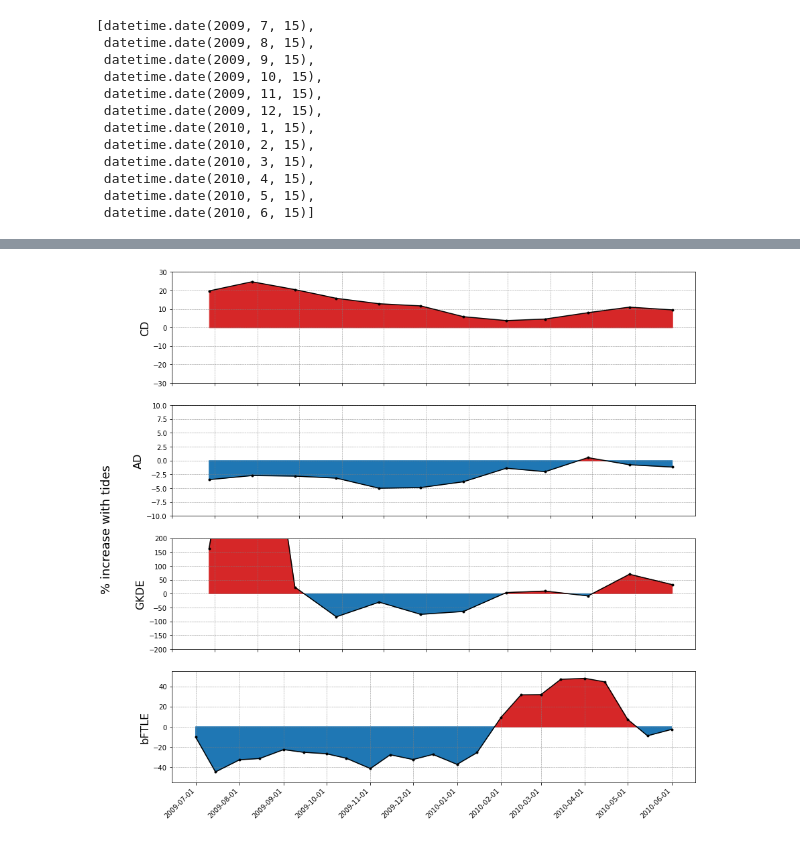
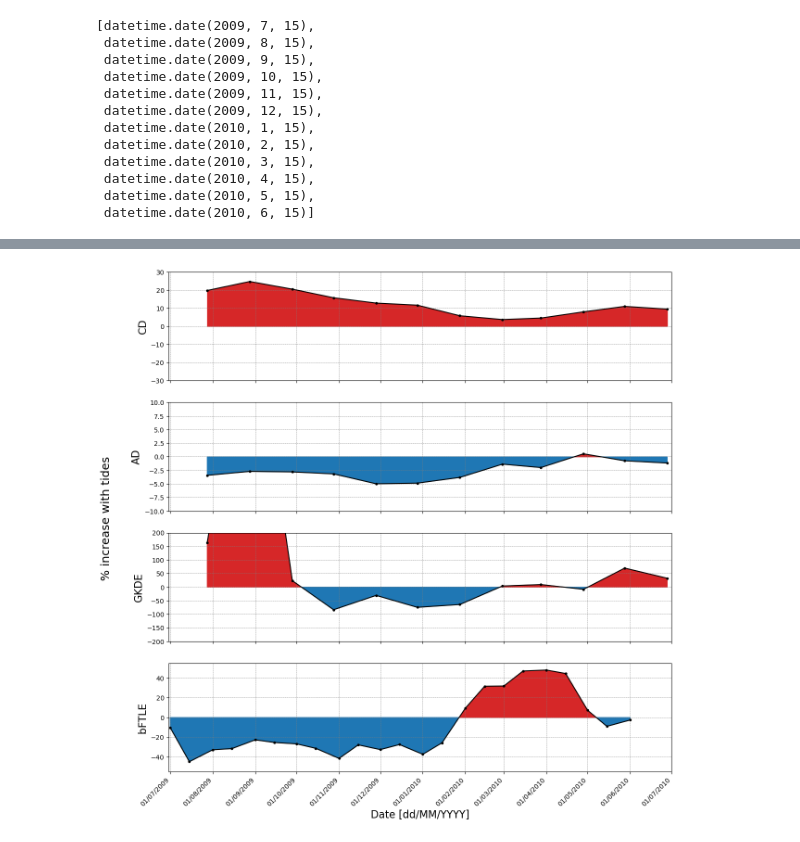
Before and after one commit to Parcels-code/Azores_TidalForcing, a Jupyter notebook: Code/Plotting/fig_10.ipynb, the cells around one changed output, grey strips where cells are left out. Cells and saved outputs as stored; diff of their text form; code cells hidden in the pictures.

```diff
--- a/Code/Plotting/fig_10.ipynb
+++ b/Code/Plotting/fig_10.ipynb
@@ -442,10 +459,10 @@ dFTLE_nT_Jun_w02 = np.load(filedir_root + 'FTLE_b_nT_Jun_biw_w02_v02.npz')
 # %%
-dFTLE_wT_Oct_w02 = np.load(filedir_root + 'FTLE_b_wT_Oct_biw_w02_v02.npz')
-dFTLE_wT_Nov_w02 = np.load(filedir_root + 'FTLE_b_wT_Nov_biw_w02_v02.npz')
-dFTLE_wT_Dec_w02 = np.load(filedir_root + 'FTLE_b_wT_Dec_biw_w02_v02.npz')
-dFTLE_wT_Apr_w02 = np.load(filedir_root + 'FTLE_b_wT_Apr_biw_w02_v02.npz')
-dFTLE_wT_May_w02 = np.load(filedir_root + 'FTLE_b_wT_May_biw_w02_v02.npz')
-dFTLE_wT_Jun_w02 = np.load(filedir_root + 'FTLE_b_wT_Jun_biw_w02_v02.npz')
+dFTLE_wT_Oct_w02 = np.load(filedir + 'FTLE_b_wT_Oct_biw_w02_v02.npz')
+dFTLE_wT_Nov_w02 = np.load(filedir + 'FTLE_b_wT_Nov_biw_w02_v02.npz')
+dFTLE_wT_Dec_w02 = np.load(filedir + 'FTLE_b_wT_Dec_biw_w02_v02.npz')
+dFTLE_wT_Apr_w02 = np.load(filedir + 'FTLE_b_wT_Apr_biw_w02_v02.npz')
+dFTLE_wT_May_w02 = np.load(filedir + 'FTLE_b_wT_May_biw_w02_v02.npz')
+dFTLE_wT_Jun_w02 = np.load(filedir + 'FTLE_b_wT_Jun_biw_w02_v02.npz')
 # %%
 nmonths = ['Jul', 'Aug', 'Sep', 'Oct', 'Nov', 'Dec', 'Jan', 'Feb', 'Mar', 'Apr', 'May', 'Jun']
 # %%
@@ -544,7 +551,5 @@ labels_all
 # %%
-t = np.arange(datetime(2009,7,1), datetime(2010,7,1), timedelta(days=1)).astype(datetime)
+time_01 = np.arange(datetime.datetime(2009,7,28), datetime.datetime(2010,6,29), datetime.timedelta(days=30)).astype(datetime.datetime)
-# %%
-time_01 = np.arange(datetime(2009,7,28), datetime(2010,6,29), timedelta(days=30)).astype(datetime)
 # %%
 time_01
 # %% [output]
@@ -644,0 +651,3 @@ myFmt = mdates.DateFormatter('%d/%m/%Y')
+# %%
+time_02_labels = [datetime.date(m//12, m%12+1, 1) for m in range(startyear*12+startmonth-1, endyear*12+endmonth)] + [datetime.date(2010, 7, 1)]
+time_02_labels
@@ -648,83 +671,68 @@ d = np.zeros_like(x)
 
 fig, (ax1, ax2, ax3, ax4) = plt.subplots(4, 1, figsize=(14,14))
 
-### CD
+## CD
 ax1.plot(time_01, cum_dist_diff_nT_wT_n[:,0], '.-k')
-# ax1.tick_params('x', labelsize=6)
 
 ax1.fill_between(time_01, cum_dist_diff_nT_wT_n[:,0], where=cum_dist_diff_nT_wT_n[:,0]>=d, interpolate=True, color='C3')
 ax1.fill_between(time_01, cum_dist_diff_nT_wT_n[:,0], where=cum_dist_diff_nT_wT_n[:,0]<=d, interpolate=True, color='C0')
 
 ax1.set_ylabel('CD', size=16);
-# ax1.set_xticks(x)
-# ax4.set_xticklabels(labels, rotation=45, horizontalalignment='right')
-# ax1.set_xticklabels(labels_all, rotation=45, horizontalalignment='right')
 ax1.xaxis.set_major_formatter(myFmt)
 ax1.set_ylim([-30, 30])
-# ax1.grid() #axis='y')
 
-### AD
+## AD
 ax2.plot(time_01, tot_dist_diff_nT_wT_n[:,0], '.-k')
-# ax2.tick_params('x', labelsize=6)
 
 ax2.fill_between(time_01, tot_dist_diff_nT_wT_n[:,0], where=tot_dist_diff_nT_wT_n[:,0]>=d, interpolate=True, color='C3')
 ax2.fill_between(time_01, tot_dist_diff_nT_wT_n[:,0], where=tot_dist_diff_nT_wT_n[:,0]<=d, interpolate=True, color='C0')
 
 ax2.set_ylabel('AD', size=16);
-# ax2.set_xticks(x) #x)
-# ax4.set_xticklabels(labels, rotation=45, horizontalalignment='right')
-# ax1.set_xticklabels(labels_all, rotation=45, horizontalalignment='right')
 ax2.xaxis.set_major_formatter(myFmt)
 ax2.set_ylim([-10, 10])
-# ax2.grid() #axis='y')
 
-# plt.plot(t, s2)
-# # make these tick labels invisible
-# plt.tick_params('x', labelbottom=False)
 
-### GKDE
-# x = np.arange(0,len(labels)*2,2) # the label locations
-# d=np.zeros_like(x)
-
+## GKDE
 ax3.plot(time_01, GKDE_diff_nT_wT_n, '.-k')
 ax3.fill_between(time_01, GKDE_diff_nT_wT_n, where=GKDE_diff_nT_wT_n>=d, interpolate=True, color='C3')
 ax3.fill_between(time_01, GKDE_diff_nT_wT_n, where=GKDE_diff_nT_wT_n<=d, interpolate=True, color='C0')
 
-# ax3.set_ylabel('% difference of high convergence', size=16);
 ax3.set_ylabel('GKDE', size=16);
-# ax3.set_xticks(x)
-# ax3.set_xticklabels(labels, rotation=45, horizontalalignment='right')
 ax3.xaxis.set_major_formatter(myFmt)
 ax3.set_ylim([-200, 200])
-# ax3.grid() #axis='y')
 
 ### BFTLE
 x = np.arange(len(labels_all))  # the label locations
-d=np.zeros_like(x)
+d = np.zeros_like(x)
 
 ax4.plot(time02c[0:-1], diff_nT_wT_n[0:-1], '.-k')
 ax4.fill_between(time02c[0:-1], diff_nT_wT_n[0:-1], where=diff_nT_wT_n[0:-1]>=d[0:-1], interpolate=True, color='C3')
 ax4.fill_between(time02c[0:-1], diff_nT_wT_n[0:-1], where=diff_nT_wT_n[0:-1]<=d[0:-1], interpolate=True, color='C0')
 
 ax4.set_ylabel('bFTLE', size=16) #% difference of high convergence', size=16);
-# ax4.set_xticks(x[0:-1])
-# ax4.set_xticklabels(labels, rotation=45, horizontalalignment='right')
-# ax4.set_xticklabels(labels_all[0:-1], rotation=45, horizontalalignment='right')
 ax4.xaxis.set_major_formatter(myFmt)
 ax4.set_ylim([-55, 55])
-# ax4.grid() #axis='y')
 
 for ax in fig.get_axes():
-    ax.set_xticks(time_02)
+    ax.set_xticks(time_02_labels)
     ax.grid(True, which='major', axis='both', linestyle='--', linewidth=0.5, color='gray')
     ax.label_outer()
 
-ax4.set_xticklabels(time_02, rotation=45, horizontalalignment='right')
-# ax4.set_xlabel('Date [DD-MM-YYYY]', size=18)
+ax4.set_xticklabels(time_02_labels
+                    , rotation=45, horizontalalignment='right')
+ax4.xaxis.set_major_formatter(mdates.DateFormatter('%d/%m/%Y'))
+ax4.set_xlabel('Date [dd/MM/YYYY]', size=16)
+
+# Same xlims for all subplots:
+ax1.set_xlim(datetime.date(2009, 6, 30), datetime.date(2010, 7, 1))
+ax2.set_xlim(datetime.date(2009, 6, 30), datetime.date(2010, 7, 1))
+ax3.set_xlim(datetime.date(2009, 6, 30), datetime.date(2010, 7, 1))
+ax4.set_xlim(datetime.date(2009, 6, 30), datetime.date(2010, 7, 1))
+
 fig.supylabel('% increase with tides', size=18)
 
 plt.savefig('../../Figures/' + 'Joint_plot_02.jpg', dpi=300, bbox_inches='tight')
 
 plt.show()
 # %% [output]
-[figure, old version]
+[figure, new version]
```
Also changed, not shown: parts of 55 cells of this notebook.
